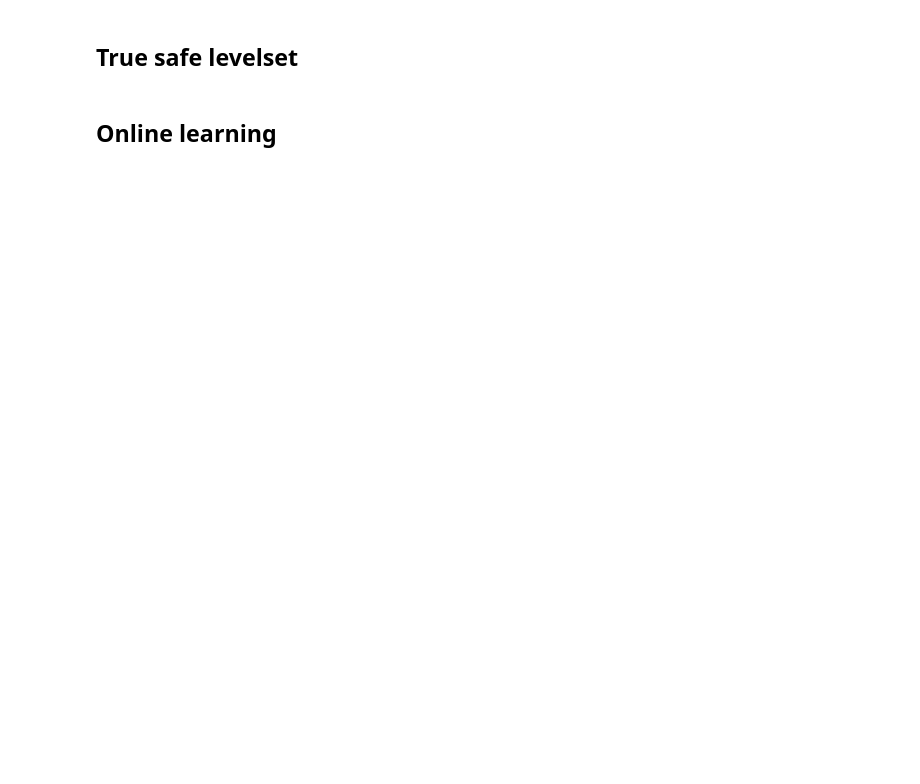
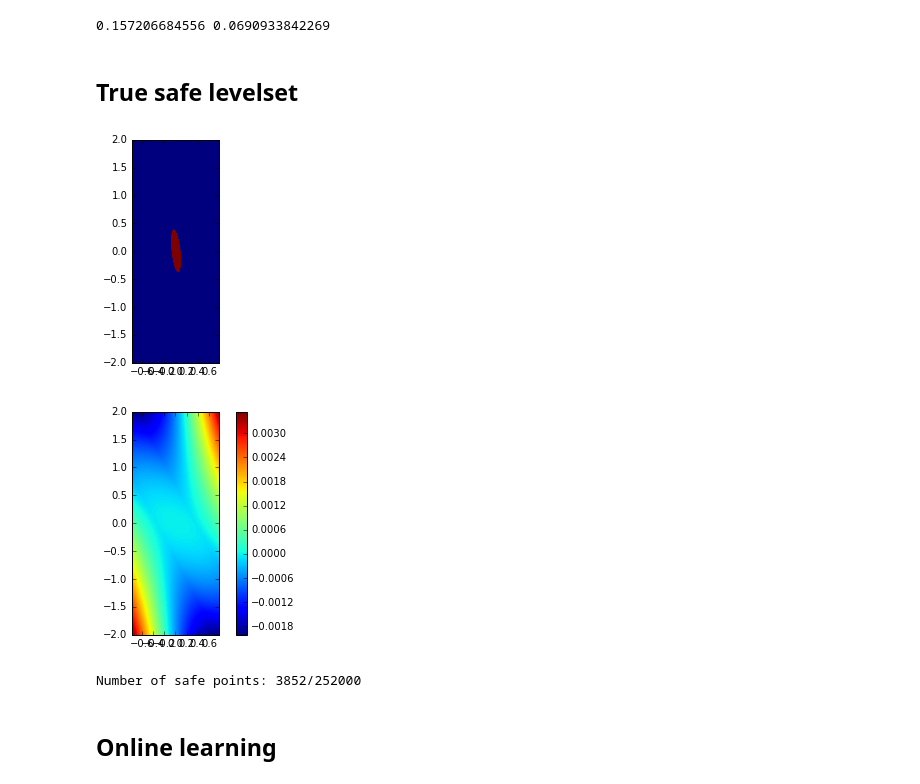
Before and after one commit to befelix/safe_learning, a Jupyter notebook: lyapunov_safety.ipynb, the cells around one changed output. Saved outputs shown, nothing was run; the diff lists cells and outputs as text; code cells hidden in the pictures; blank space fills up the shorter version.

```diff
--- a/lyapunov_safety.ipynb
+++ b/lyapunov_safety.ipynb
@@ -266,10 +321,55 @@ def update_gp():
+# %%
+# Lipschitz constants of Lyapunov function
+L_dV = np.max(P)
+L_V = np.max(dV)
+
+
+kernel_lengthscale = np.min(gp.kern.lengthscale).squeeze().tolist()
+kernel_var = gp.kern.variance.values.squeeze().tolist()
+
+# Dynamics Lipschitz constants
+L_g = np.sqrt(kernel_var) / kernel_lengthscale
+L_f = max(np.max(A), np.max(B))
+
+# Function bounds
+B_g = np.sqrt(kernel_var)
+B_f = np.max(prior_dynamics(grid))
+
+B_true = np.max(true_dynamics(grid))
+
+L = (B_g + B_f) * L_V + L_dV * (L_g + L_f)
+L_true = B_true * L_V + L_dV * L_f
+# %%
+print(L, L_true)
+# %% [output]
+0.157206684556 0.0690933842269
 # %% [markdown]
 ## True safe levelset
 # %%
+V, dV = quadratic_lyapunov_function(grid, P)
+V_max = np.max(V)
+accuracy = V_max / 1e10
+
 V_dot_true = np.sum(dV * true_dynamics(grid), axis=1)
-S = V_dot_true < -L*tau
-c = find_max_levelset(np.logical_or(S, S0), V, 0.001)
+S = V_dot_true <= -L*tau
+if np.all(S):
+    print('All points safe')
+elif not np.any(S):
+    print('All points unsafe')
+
+c = find_max_levelset(np.logical_or(S, S0), V, accuracy)
 S[:] = V <= c
 plt.imshow(np.reshape(S, num_samples).T, extent=extent, origin='lower')
+plt.show()
+
+c = plt.imshow(np.reshape(V_dot_true, num_samples).T, extent=extent, origin='lower')
+plt.colorbar(c)
+plt.show()
+
+print('Number of safe points: {0}/{1}'.format(np.count_nonzero(S), grid.shape[0]))
+# %% [output]
+[figure, added]
+[figure, added]
+Number of safe points: 3852/252000
 # %% [markdown]
 ## Online learning
```
Also changed, not shown: parts of 12 cells of this notebook.
